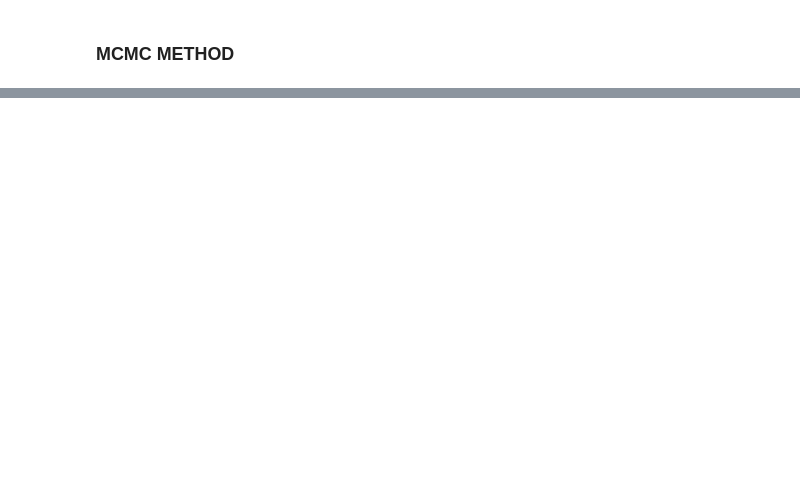
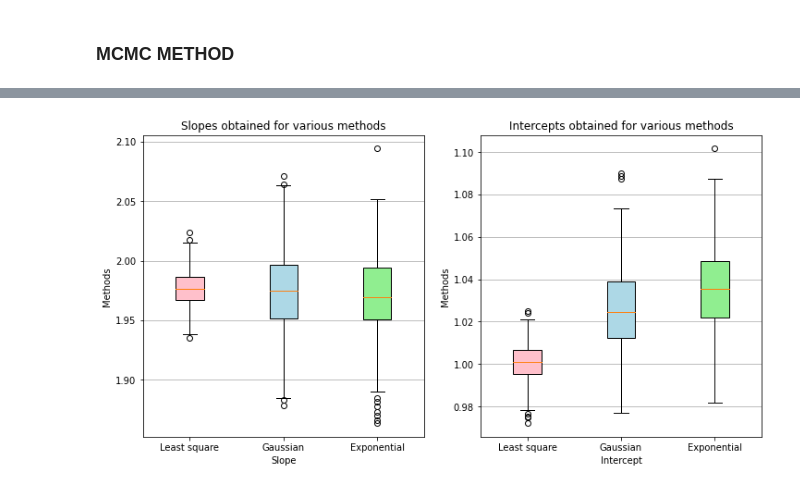
Before and after one commit to BenBouiss/Assim_DM2020, a Jupyter notebook: linear_regression_MCMC_tot.ipynb, the cells around one changed output, grey strips where cells are left out. Saved outputs shown, nothing was run; the diff lists cells and outputs as text; code cells hidden in the pictures; blank space fills up the shorter version.

```diff
--- a/linear_regression_MCMC_tot.ipynb
+++ b/linear_regression_MCMC_tot.ipynb
@@ -153,0 +148,37 @@ Intercept standard deviation: 0.033
+# %%
+SLOP = [slopes, ag, ae]
+INTER = [intercepts, bg, be]
+labels = ['Least square', 'Gaussian','Exponential']
+# %%
+fig, axes = plt.subplots(nrows=1, ncols=2, figsize=(12, 6))
+
+# rectangular box plot
+bplot1 = axes[0].boxplot(SLOP,
+                         vert=True,
+                         patch_artist=True,
+                         labels=labels)
+axes[0].set_title('Slopes obtained for various methods')
+
+
+bplot2 = axes[1].boxplot(INTER,
+                         vert=True,
+                         patch_artist=True,
+                         labels=labels)
+axes[1].set_title('Intercepts obtained for various methods')
+
+colors = ['pink', 'lightblue', 'lightgreen']
+for bplot in (bplot1, bplot2):
+    for patch, color in zip(bplot['boxes'], colors):
+        patch.set_facecolor(color)
+
+for ind,ax in enumerate(axes):
+    ax.yaxis.grid(True)
+    if ind == 0:
+        ax.set_xlabel('Slope')
+    else:
+        ax.set_xlabel('Intercept')
+    ax.set_ylabel('Methods')
+
+plt.show()
+# %% [output]
+[figure, added]
```
Also changed, not shown: parts of 5 cells of this notebook.
